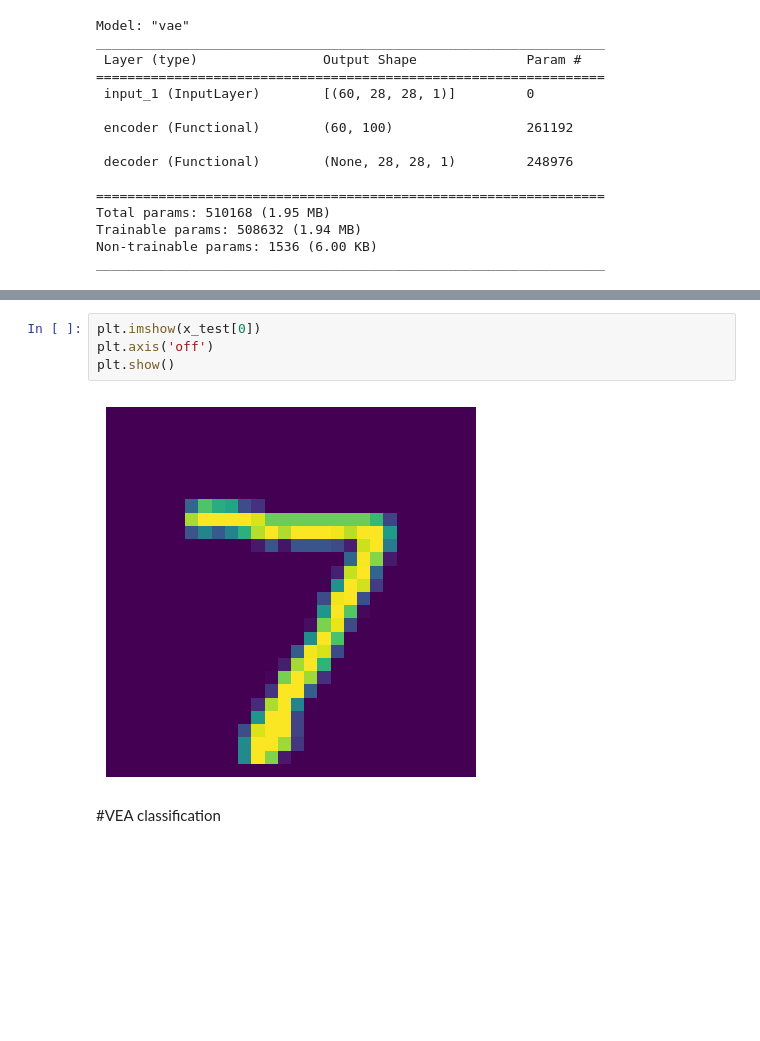
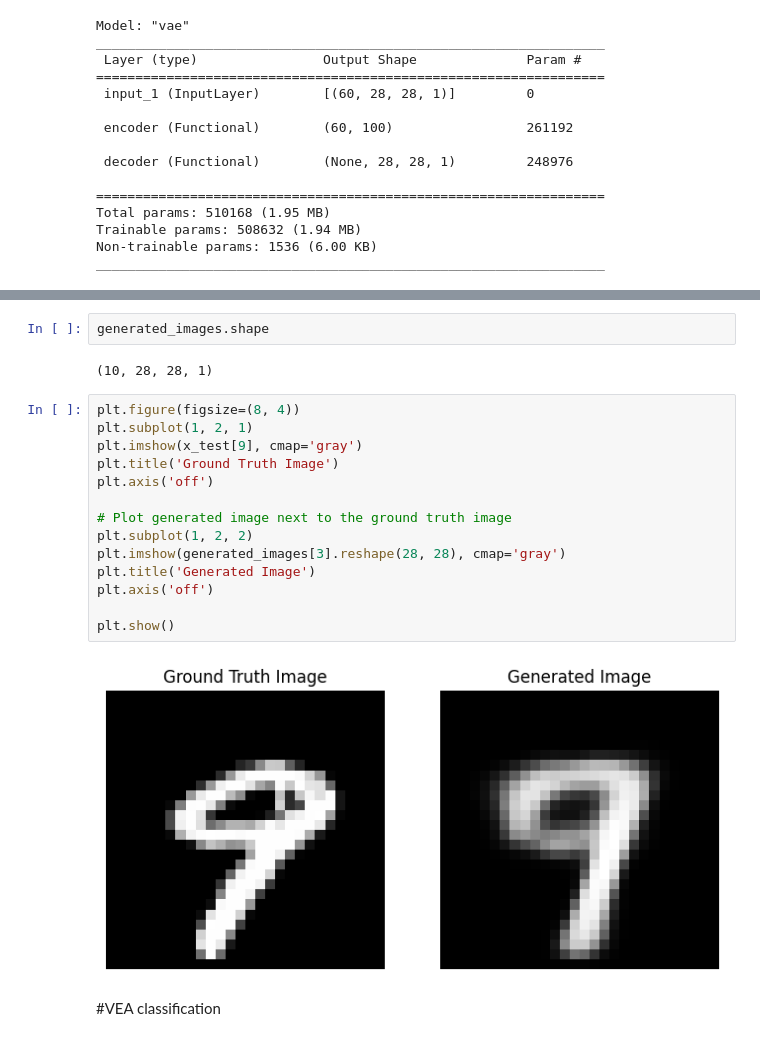
Before and after one commit to SabagYoav/Image-Processing, a Jupyter notebook: VAE_mnist_image_generation.ipynb, the cells around one changed output, grey strips where cells are left out. Saved outputs shown, nothing was run; the diff lists cells and outputs as text; blank space fills up the shorter version.

```diff
--- a/VAE_mnist_image_generation.ipynb
+++ b/VAE_mnist_image_generation.ipynb
@@ -138,9 +152,23 @@ decoded_imgs[0].shape
-# %%
-plt.imshow(x_test[0])
-plt.axis('off')
-plt.show()
-# %% [output]
-[figure, removed]
+# %%
+generated_images.shape
+# %% [output]
+(10, 28, 28, 1)
+# %%
+plt.figure(figsize=(8, 4))
+plt.subplot(1, 2, 1)
+plt.imshow(x_test[9], cmap='gray')
+plt.title('Ground Truth Image')
+plt.axis('off')
+
+# Plot generated image next to the ground truth image
+plt.subplot(1, 2, 2)
+plt.imshow(generated_images[3].reshape(28, 28), cmap='gray')
+plt.title('Generated Image')
+plt.axis('off')
+
+plt.show()
+# %% [output]
+[figure, added]
 # %% [markdown]
 #VEA classification
 # %% [markdown]
```
Also changed, not shown: parts of 12 cells of this notebook.
